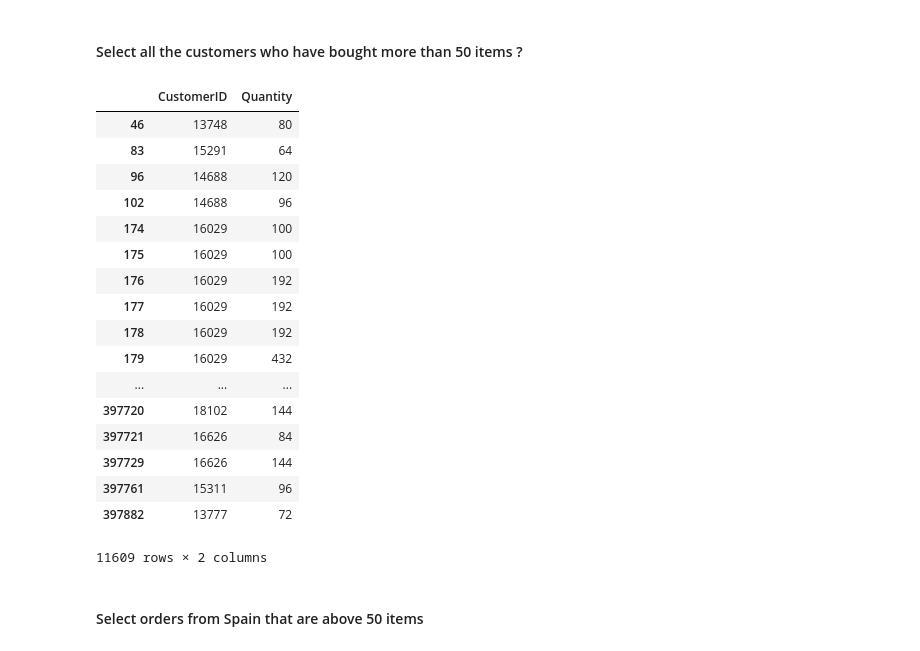
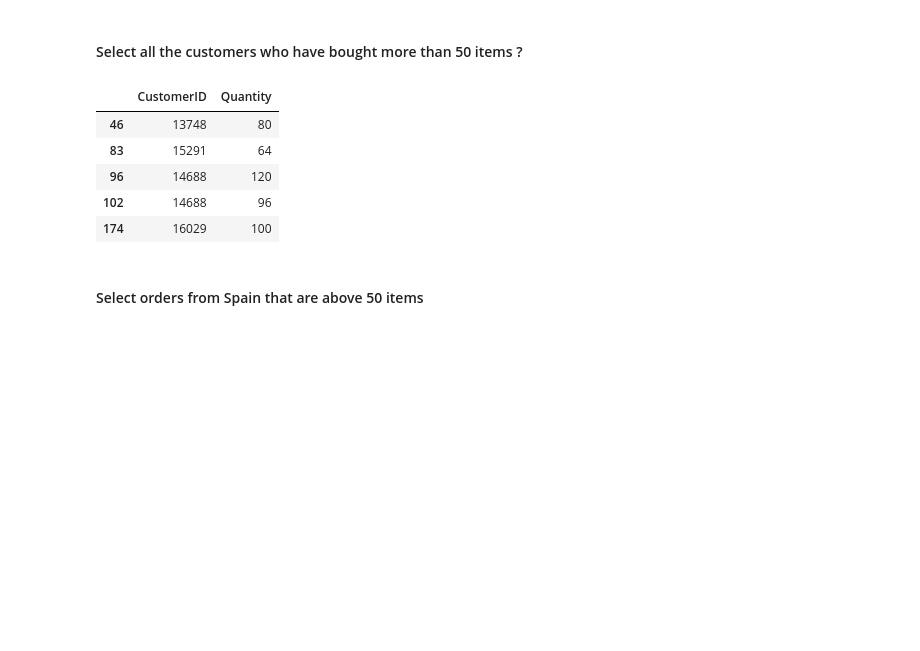
Before and after one commit to gonzalomunozfora/data-labs, a Jupyter notebook: module-2/lab-subsetting-and-descriptive-stats/your-code/main.ipynb, the cells around one changed output. Drawn from its saved outputs; the diff is of its cells as text; code cells hidden in the pictures; blank space fills up the shorter version.

```diff
--- a/module-2/lab-subsetting-and-descriptive-stats/your-code/main.ipynb
+++ b/module-2/lab-subsetting-and-descriptive-stats/your-code/main.ipynb
@@ -471,26 +473,14 @@ orders[orders['Country'] == 'Spain'][['CustomerID']]
 # %%
 # your answer here
 
-orders[orders['Quantity']>50][['CustomerID', 'Quantity']]
+orders[orders['Quantity']>50][['CustomerID', 'Quantity']].head()
 # %% [output]
 |  | CustomerID | Quantity |
 | 46 | 13748 | 80 |
 | 83 | 15291 | 64 |
 | 96 | 14688 | 120 |
 | 102 | 14688 | 96 |
 | 174 | 16029 | 100 |
-| 175 | 16029 | 100 |
-| 176 | 16029 | 192 |
-| 177 | 16029 | 192 |
-| 178 | 16029 | 192 |
-| 179 | 16029 | 432 |
-| ... | ... | ... |
-| 397720 | 18102 | 144 |
-| 397721 | 16626 | 84 |
-| 397729 | 16626 | 144 |
-| 397761 | 15311 | 96 |
-| 397882 | 13777 | 72 |
-11609 rows × 2 columns
 # %% [markdown]
 #### Select orders from Spain that are above 50 items
 # %%
```
Also changed, not shown: parts of 19 cells of this notebook.
